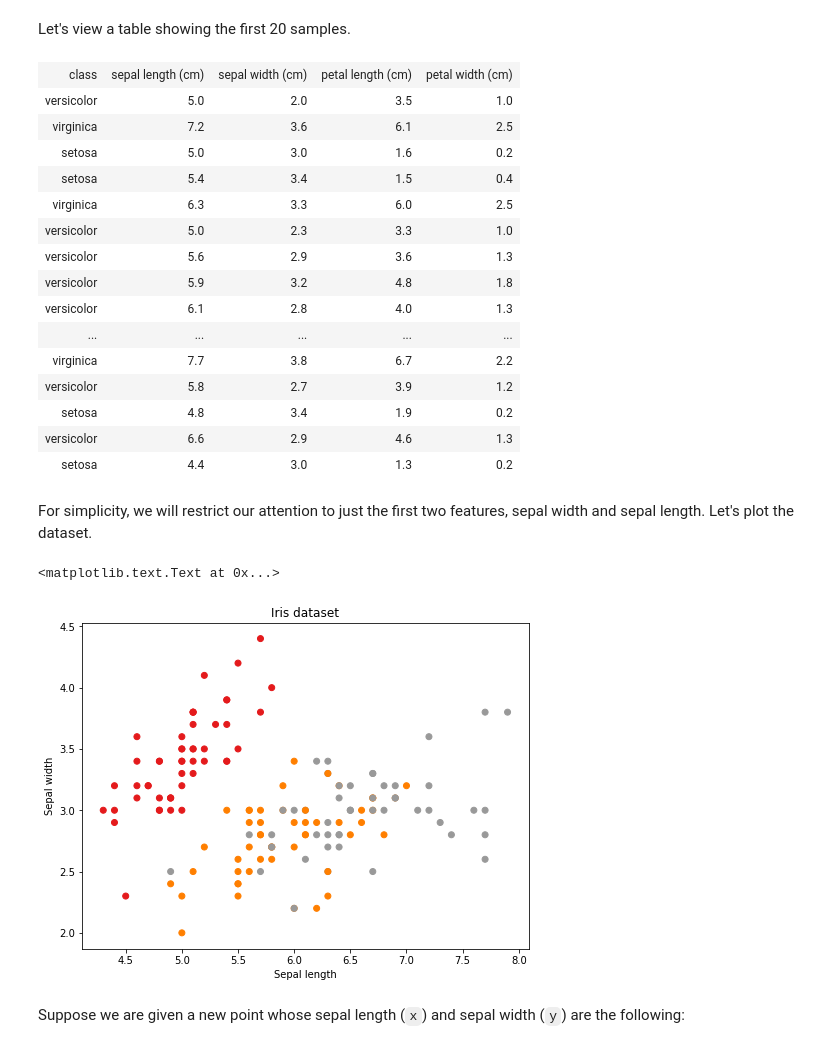
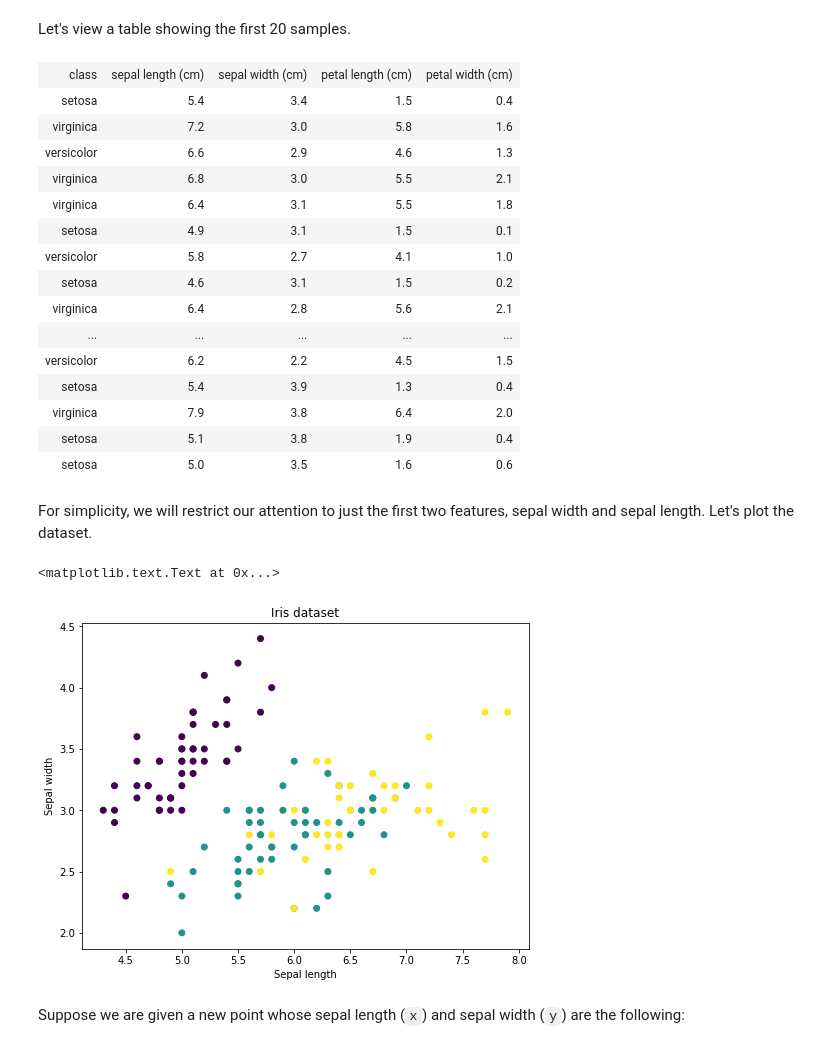
Before and after one commit to genekogan/course-ml4a, a Jupyter notebook: 01_neural_network.ipynb, the cells around one changed output. Drawn from its saved outputs; the diff is of its cells as text; code cells hidden in the pictures.

```diff
--- a/01_neural_network.ipynb
+++ b/01_neural_network.ipynb
@@ -107,6 +322,7 @@ Let's view a table showing the first 20 samples.
 # %%
 label_names = np.array([iris.target_names[l] for l in labels])
 table_labels = np.array(['class']+iris.feature_names).reshape((1, 1+num_features))
+class_names = iris.target_names
 table_data = np.concatenate([np.array(label_names).reshape(num_samples, 1), data], axis=1)[0:20]
 
 # display table
@@ -114,36 +330,37 @@ table_full = np.concatenate([table_labels, table_data], axis=0)
 display(HTML(tabulate.tabulate(table_full, tablefmt='html')))
 # %% [output]
 | class | sepal length (cm) | sepal width (cm) | petal length (cm) | petal width (cm) |
-| versicolor | 5.0 | 2.0 | 3.5 | 1.0 |
-| virginica | 7.2 | 3.6 | 6.1 | 2.5 |
-| setosa | 5.0 | 3.0 | 1.6 | 0.2 |
 | setosa | 5.4 | 3.4 | 1.5 | 0.4 |
-| virginica | 6.3 | 3.3 | 6.0 | 2.5 |
-| versicolor | 5.0 | 2.3 | 3.3 | 1.0 |
-| versicolor | 5.6 | 2.9 | 3.6 | 1.3 |
-| versicolor | 5.9 | 3.2 | 4.8 | 1.8 |
-| versicolor | 6.1 | 2.8 | 4.0 | 1.3 |
+| virginica | 7.2 | 3.0 | 5.8 | 1.6 |
+| versicolor | 6.6 | 2.9 | 4.6 | 1.3 |
+| virginica | 6.8 | 3.0 | 5.5 | 2.1 |
+| virginica | 6.4 | 3.1 | 5.5 | 1.8 |
+| setosa | 4.9 | 3.1 | 1.5 | 0.1 |
+| versicolor | 5.8 | 2.7 | 4.1 | 1.0 |
+| setosa | 4.6 | 3.1 | 1.5 | 0.2 |
+| virginica | 6.4 | 2.8 | 5.6 | 2.1 |
 | ... | ... | ... | ... | ... |
-| virginica | 7.7 | 3.8 | 6.7 | 2.2 |
-| versicolor | 5.8 | 2.7 | 3.9 | 1.2 |
-| setosa | 4.8 | 3.4 | 1.9 | 0.2 |
-| versicolor | 6.6 | 2.9 | 4.6 | 1.3 |
-| setosa | 4.4 | 3.0 | 1.3 | 0.2 |
+| versicolor | 6.2 | 2.2 | 4.5 | 1.5 |
+| setosa | 5.4 | 3.9 | 1.3 | 0.4 |
+| virginica | 7.9 | 3.8 | 6.4 | 2.0 |
+| setosa | 5.1 | 3.8 | 1.9 | 0.4 |
+| setosa | 5.0 | 3.5 | 1.6 | 0.6 |
 # %% [markdown]
 For simplicity, we will restrict our attention to just the first two features, sepal width and sepal length. Let's plot the dataset.
 # %%
 import matplotlib.pyplot as plt
 
+# plot the original data
 x, y, lab = data[:, 0], data[:, 1], labels
 
 plt.figure(figsize=(8, 6))
-plt.scatter(x, y, c=lab, cmap=plt.cm.Set1)
+plt.scatter(x, y, c=lab)
 plt.xlabel('Sepal length')
 plt.ylabel('Sepal width')
 plt.title('Iris dataset')
 # %% [output]
 <matplotlib.text.Text at 0x...>
-[figure, old version]
+[figure, new version]
 # %% [markdown]
 Suppose we are given a new point whose sepal length (`x`) and sepal width (`y`) are the following:
 # %%
```
Also changed, not shown: parts of 44 cells of this notebook, 1 other file.
